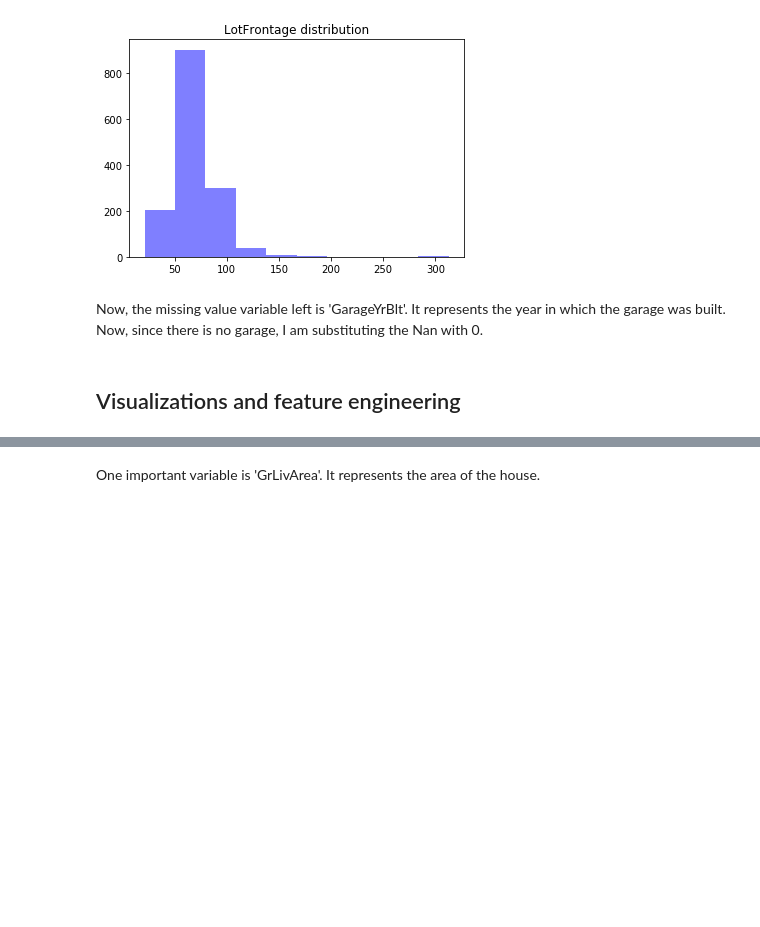
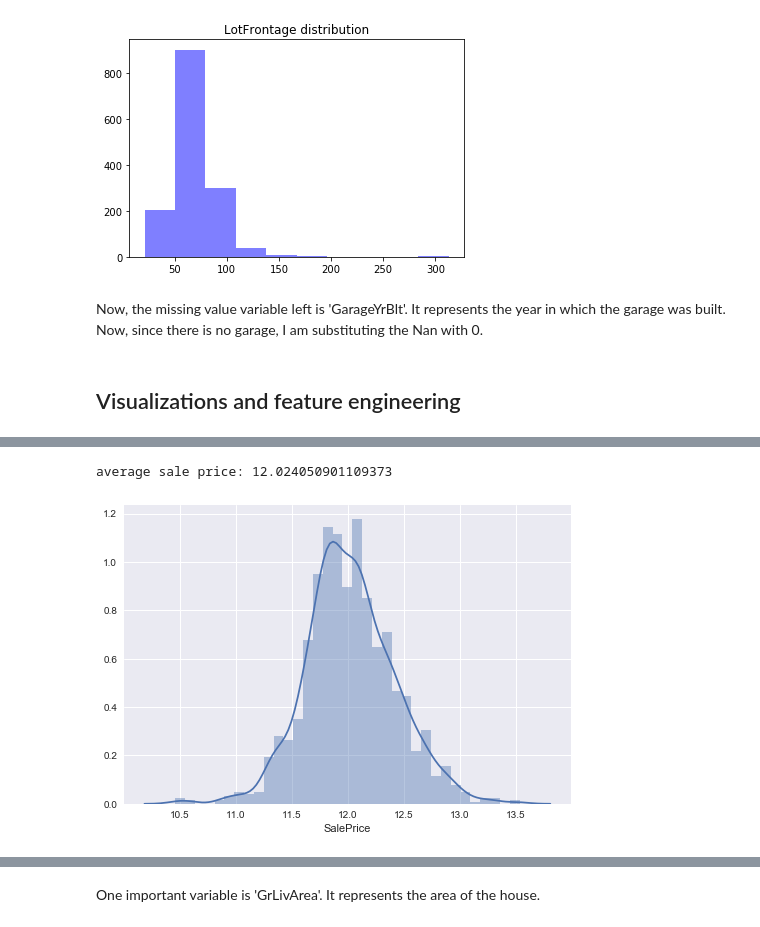
Before and after one commit to vgupta98/house_price_dataset, a Jupyter notebook: house_price_dataset.ipynb, the cells around one changed output, grey strips where cells are left out. Drawn from its saved outputs; the diff is of its cells as text; code cells hidden in the pictures; blank space fills up the shorter version.

```diff
--- a/house_price_dataset.ipynb
+++ b/house_price_dataset.ipynb
@@ -225,0 +255,6 @@ import seaborn as sns
+# %%
+sns.distplot(train_data['SalePrice']);
+print ('average sale price: '+str(train_data['SalePrice'].mean()))
+# %% [output]
+average sale price: 12.024050901109373
+[figure, added]
```
Also changed, not shown: parts of 24 cells of this notebook.
